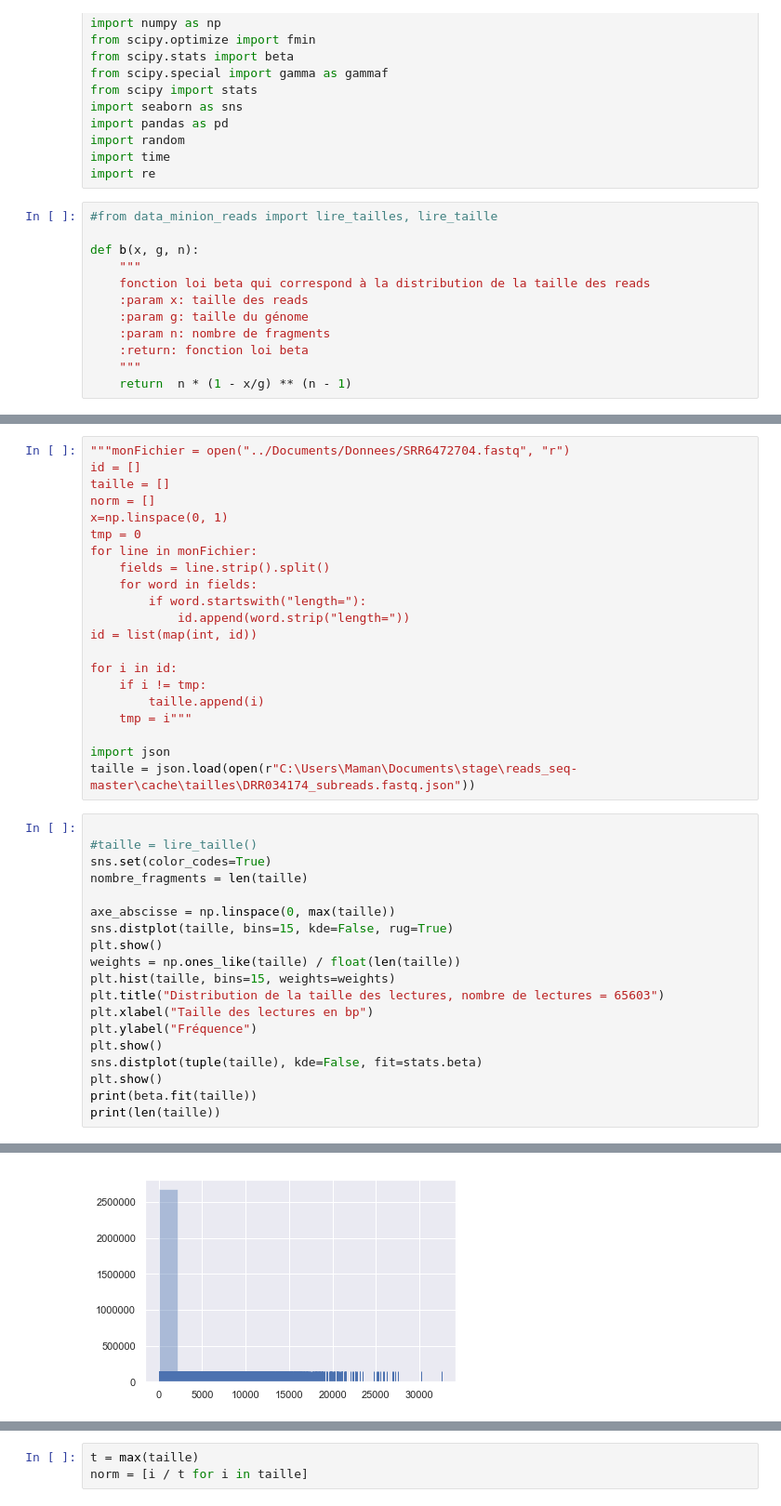
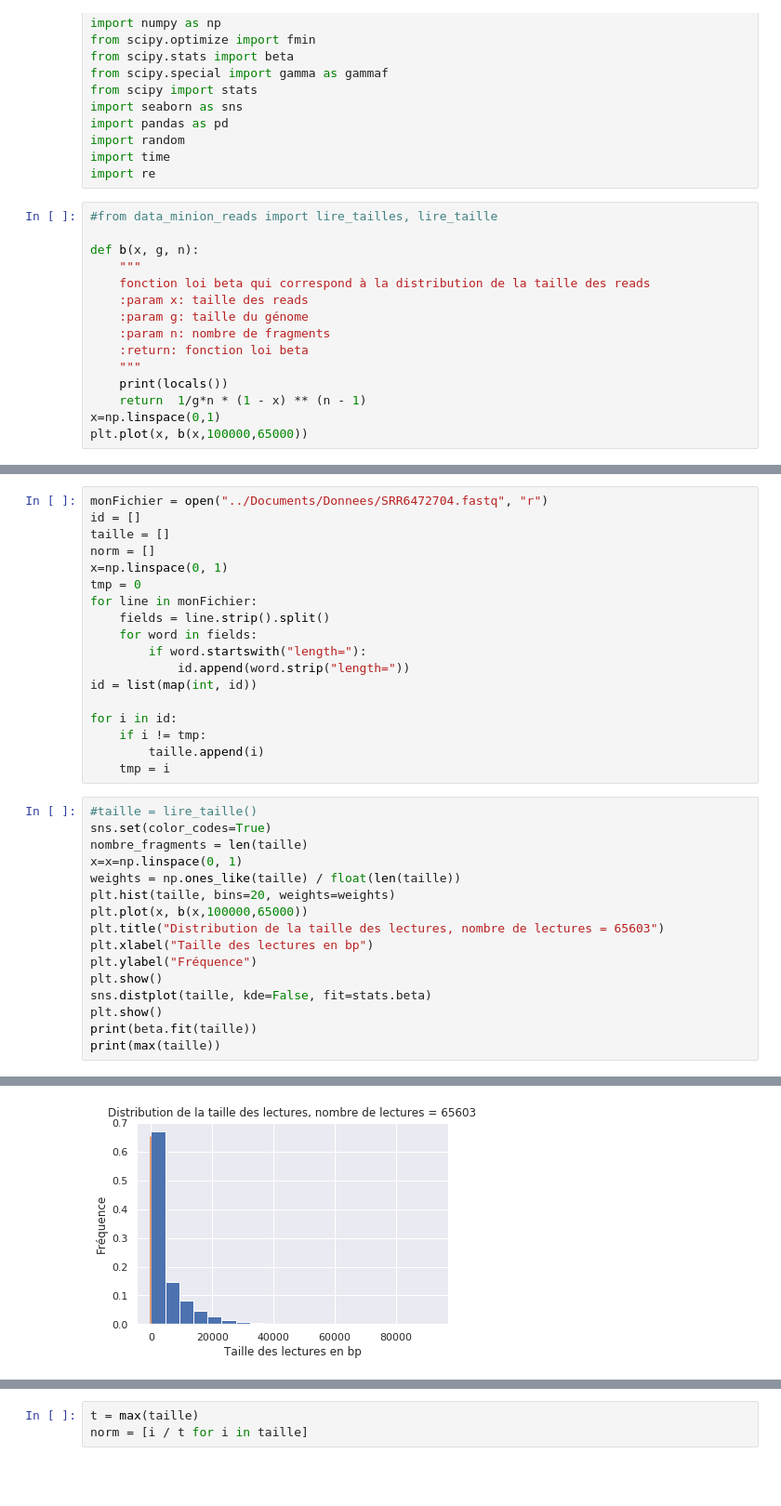
Before and after one commit to aminaghoul/reads_seq, a Jupyter notebook: fitter.ipynb, the cells around one changed output, grey strips where cells are left out. Shown at 93% size. Drawn from its saved outputs; the diff is of its cells as text; blank space fills up the shorter version.

```diff
--- a/fitter.ipynb
+++ b/fitter.ipynb
@@ -16,11 +16,14 @@ import re
 #from data_minion_reads import lire_tailles, lire_taille
 
 def b(x, g, n):
-	"""
-	fonction loi beta qui correspond à la distribution de la taille des reads
-	:param x: taille des reads
-	:param g: taille du génome
-	:param n: nombre de fragments
-	:return: fonction loi beta
-	"""
-	return  n * (1 - x/g) ** (n - 1)
+    """
+    fonction loi beta qui correspond à la distribution de la taille des reads
+    :param x: taille des reads
+    :param g: taille du génome
+    :param n: nombre de fragments
+    :return: fonction loi beta
+    """
+    print(locals())
+    return  1/g*n * (1 - x) ** (n - 1)
+x=np.linspace(0,1)
+plt.plot(x, b(x,100000,65000))
@@ -27,5 +43,5 @@ def b(x, g, n):
 # %%
-"""monFichier = open("../Documents/Donnees/SRR6472704.fastq", "r")
+monFichier = open("../Documents/Donnees/SRR6472704.fastq", "r")
 id = []
 taille = []
 norm = []
@@ -41,27 +57,21 @@ id = list(map(int, id))
 for i in id:
     if i != tmp:
         taille.append(i)
-    tmp = i"""
-
-import json
-taille = json.load(open(r"C:\Users\Maman\Documents\stage\reads_seq-master\cache\tailles\DRR034174_subreads.fastq.json"))
+    tmp = i
 # %%
-
 #taille = lire_taille()
 sns.set(color_codes=True)
 nombre_fragments = len(taille)
-
-axe_abscisse = np.linspace(0, max(taille))
-sns.distplot(taille, bins=15, kde=False, rug=True)
-plt.show()
+x=x=np.linspace(0, 1)
 weights = np.ones_like(taille) / float(len(taille))
-plt.hist(taille, bins=15, weights=weights)
+plt.hist(taille, bins=20, weights=weights)
+plt.plot(x, b(x,100000,65000))
 plt.title("Distribution de la taille des lectures, nombre de lectures = 65603")
 plt.xlabel("Taille des lectures en bp")
 plt.ylabel("Fréquence")
 plt.show()
-sns.distplot(tuple(taille), kde=False, fit=stats.beta)
+sns.distplot(taille, kde=False, fit=stats.beta)
 plt.show()
 print(beta.fit(taille))
-print(len(taille))
+print(max(taille))
 # %% [output]
@@ -68 +88 @@ print(len(taille))
-[figure, old version]
+[figure, new version]
```
Also changed, not shown: parts of 5 cells of this notebook.
